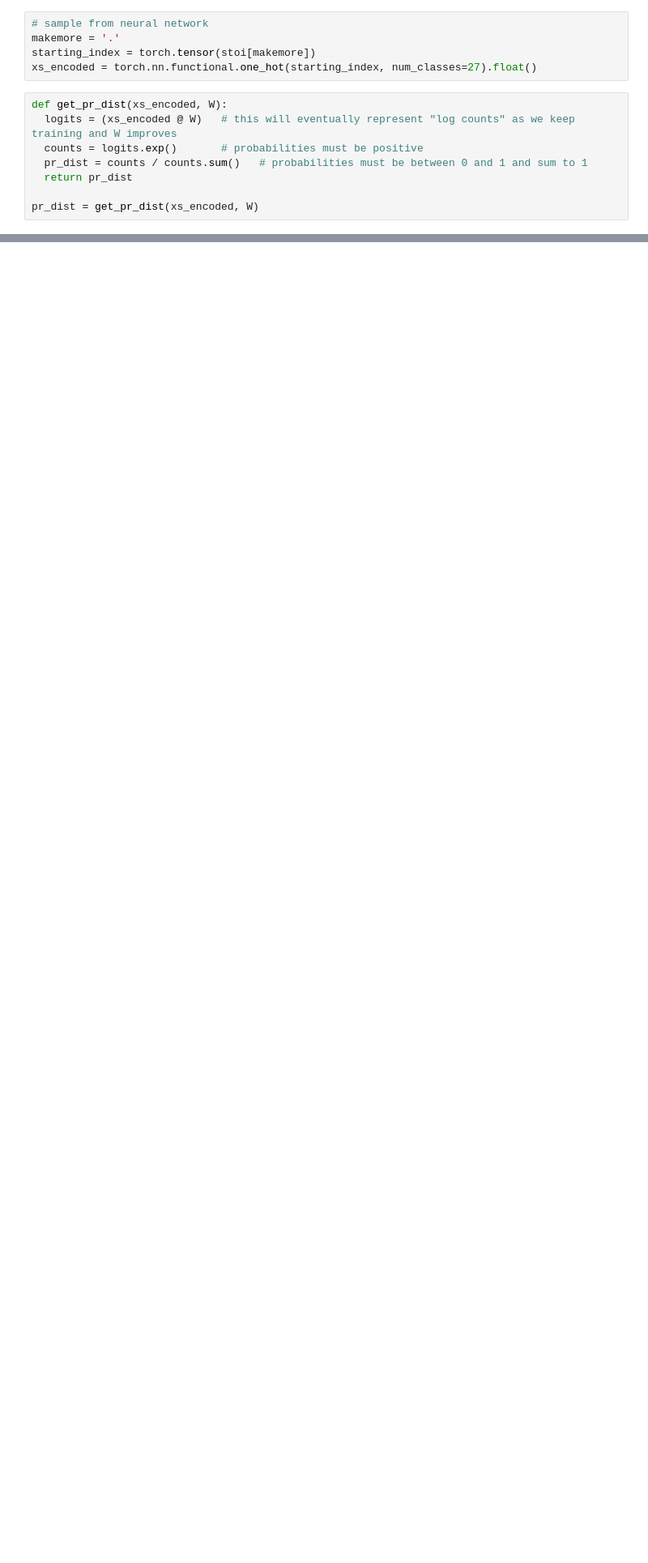
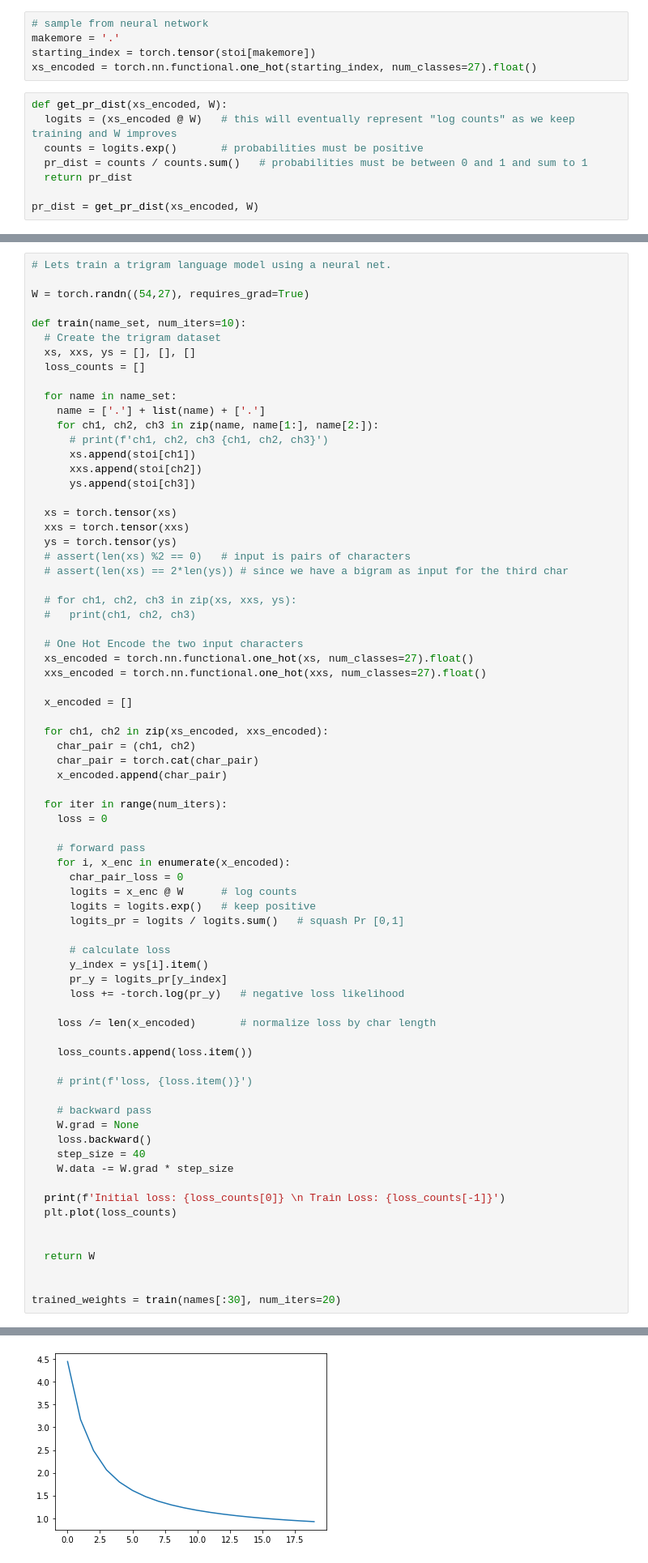
Before and after one commit to osamja/zero-to-hero, a Jupyter notebook: lecture_2:bigram_lm/makemore_bigram_lm_scratch.ipynb, the cells around one changed output, grey strips where cells are left out. Shown: that part at 81% size. Saved outputs shown, nothing was run; the diff lists cells and outputs as text; blank space fills up the shorter version.

```diff
--- a/lecture_2:bigram_lm/makemore_bigram_lm_scratch.ipynb
+++ b/lecture_2:bigram_lm/makemore_bigram_lm_scratch.ipynb
@@ -536,0 +548,74 @@ drnn.
+# %%
+# Lets train a trigram language model using a neural net.
+
+W = torch.randn((54,27), requires_grad=True)
+
+def train(name_set, num_iters=10):
+  # Create the trigram dataset
+  xs, xxs, ys = [], [], []
+  loss_counts = []
+
+  for name in name_set:
+    name = ['.'] + list(name) + ['.']
+    for ch1, ch2, ch3 in zip(name, name[1:], name[2:]):
+      # print(f'ch1, ch2, ch3 {ch1, ch2, ch3}')
+      xs.append(stoi[ch1])
+      xxs.append(stoi[ch2])
+      ys.append(stoi[ch3])
+
+  xs = torch.tensor(xs)
+  xxs = torch.tensor(xxs)
+  ys = torch.tensor(ys)
+  # assert(len(xs) %2 == 0)   # input is pairs of characters
+  # assert(len(xs) == 2*len(ys)) # since we have a bigram as input for the third char
+
+  # for ch1, ch2, ch3 in zip(xs, xxs, ys):
+  #   print(ch1, ch2, ch3)
+
+  # One Hot Encode the two input characters
+  xs_encoded = torch.nn.functional.one_hot(xs, num_classes=27).float()
+  xxs_encoded = torch.nn.functional.one_hot(xxs, num_classes=27).float()
+
+  x_encoded = []
+
+  for ch1, ch2 in zip(xs_encoded, xxs_encoded):
+    char_pair = (ch1, ch2)
+    char_pair = torch.cat(char_pair)
+    x_encoded.append(char_pair)
+
+  for iter in range(num_iters):
+    loss = 0
+
+    # forward pass
+    for i, x_enc in enumerate(x_encoded):
+      char_pair_loss = 0
+      logits = x_enc @ W      # log counts
+      logits = logits.exp()   # keep positive
+      logits_pr = logits / logits.sum()   # squash Pr [0,1]
+
+      # calculate loss
+      y_index = ys[i].item()
+      pr_y = logits_pr[y_index]
+      loss += -torch.log(pr_y)   # negative loss likelihood
+
+    loss /= len(x_encoded)       # normalize loss by char length
+
+    loss_counts.append(loss.item())
+
+    # print(f'loss, {loss.item()}')
+
+    # backward pass
+    W.grad = None
+    loss.backward()
+    step_size = 40
+    W.data -= W.grad * step_size
+
+  print(f'Initial loss: {loss_counts[0]} \n Train Loss: {loss_counts[-1]}')
+  plt.plot(loss_counts)
+
+
+  return W
+
+
+trained_weights = train(names[:30], num_iters=20)
+# %% [output]
@@ -536,0 +624 @@ drnn.
+[figure, added]
```
Also changed, not shown: parts of 23 cells of this notebook.
